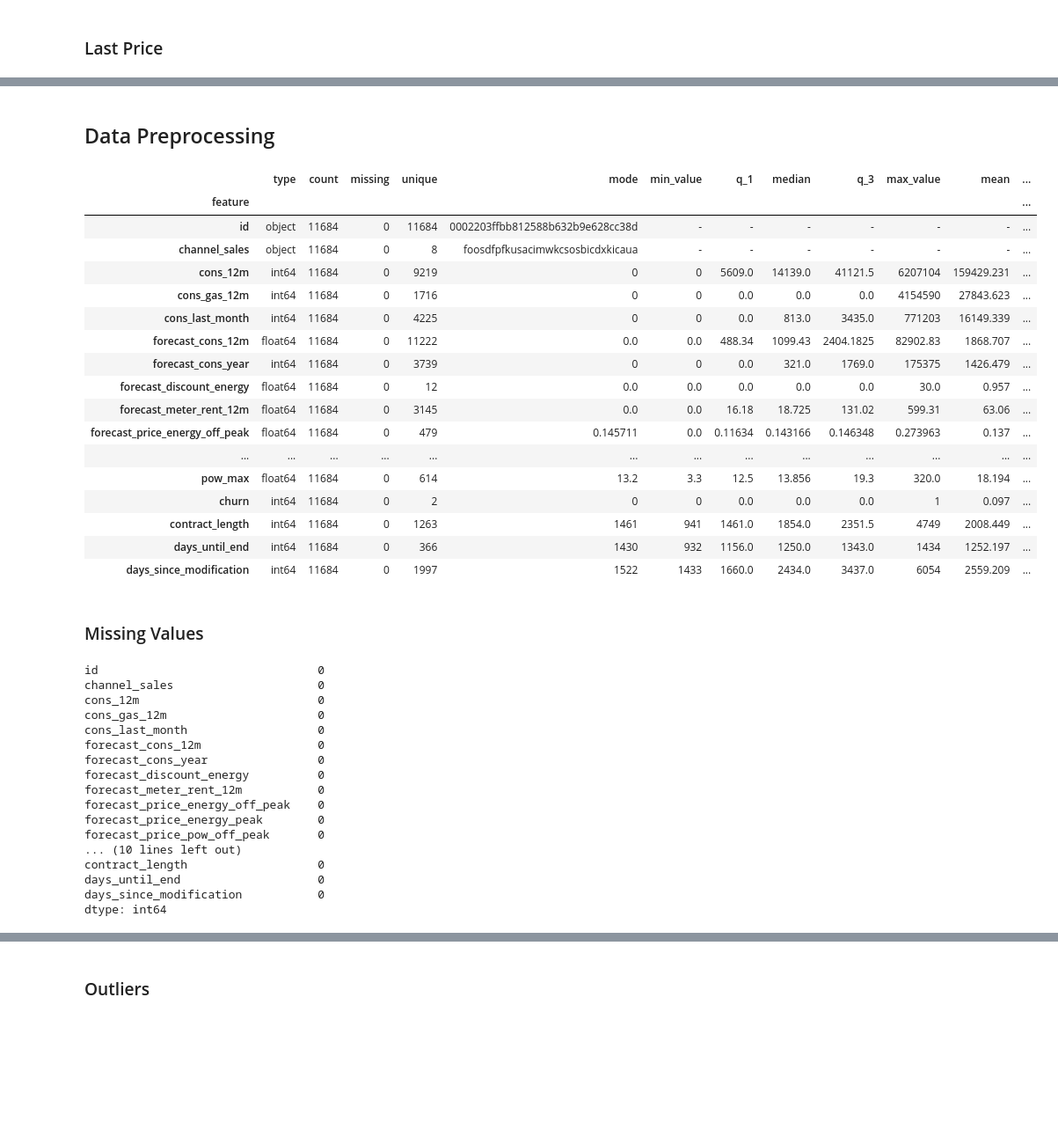
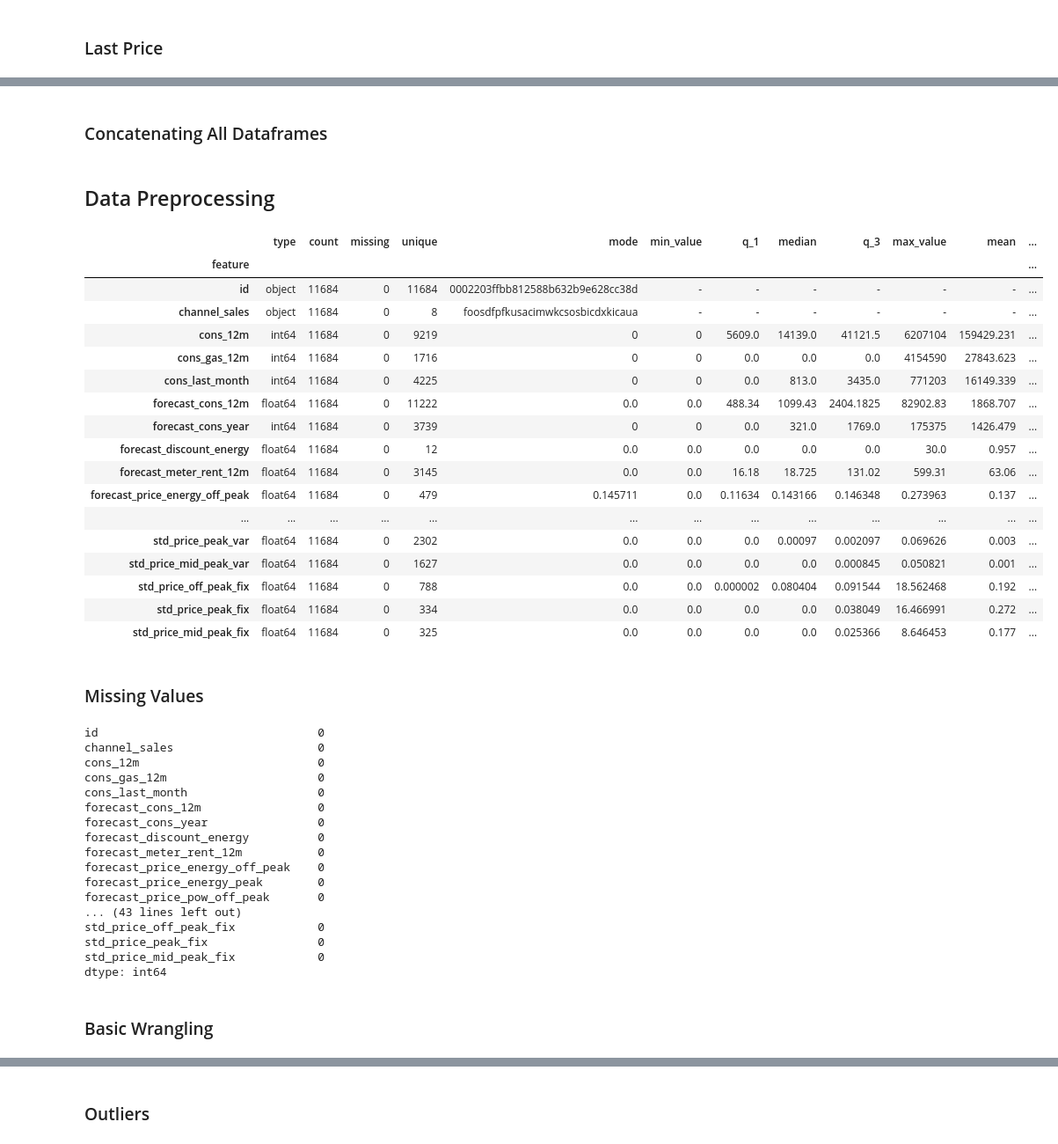
Before and after one commit to RodolfoPCruz/powerco-churn, a Jupyter notebook: Notebooks/Feature_Engineering.ipynb, the cells around one changed output, grey strips where cells are left out. Shown at 88% size. Saved outputs shown, nothing was run; the diff lists cells and outputs as text; code cells hidden in the pictures; blank space fills up the shorter version.

```diff
--- a/Notebooks/Feature_Engineering.ipynb
+++ b/Notebooks/Feature_Engineering.ipynb
@@ -245,32 +283,58 @@ difference_last_first_prices_train  = calculate_difference_last_first_prices(tes
+# %%
+std_price_train = price_data_train.groupby('id')[numeric_columns_price].std()
+std_price_test  = price_data_test.groupby('id')[numeric_columns_price].std()
+
+
+std_price_train = std_price_train.reset_index()
+std_price_test  = std_price_test.reset_index()
+
+std_price_train.columns = ['id'] + [f'std_{col}' for col in std_price_train.columns[1:]]
+std_price_test.columns = ['id'] + [f'std_{col}' for col in std_price_test.columns[1:]]
+# %% [markdown]
+### Concatenating All Dataframes
+# %%
+df_list_train = [client_data_train, mean_price_train, last_price_train, difference_last_first_prices_train, slope_prices_train, std_price_train]
+df_list_test  = [client_data_test, mean_price_test, last_price_test, difference_last_first_prices_test, slopes_prices_test, std_price_test]
+# %%
+client_price_train = reduce(lambda left, right: pd.merge(left, right, on='id', how='inner'), df_list_train)
+client_price_test  = reduce(lambda left, right: pd.merge(left, right, on='id', how='inner'), df_list_test)
+# %%
+y_train = client_data_train['churn']
+x_train = client_price_train.drop(columns = ['churn'])
+
+y_test = client_data_test['churn']
+x_test = client_price_test.drop(columns = ['churn'])
+
+del(client_data_train, client_data_test, client_price_train, client_price_test)
 # %% [markdown]
 ## Data Preprocessing
 # %%
-uni_stats_client_data = univariate_statistics(train_client_data)
+uni_stats_client_data = univariate_statistics(x_train)
 uni_stats_client_data
 # %% [output]
 |  | type | count | missing | unique | mode | min_value | q_1 | median | q_3 | max_value | mean | ... |
 | feature |  |  |  |  |  |  |  |  |  |  |  | ... |
 | id | object | 11684 | 0 | 11684 | 0002203ffbb812588b632b9e628cc38d | - | - | - | - | - | - | ... |
 | channel_sales | object | 11684 | 0 | 8 | foosdfpfkusacimwkcsosbicdxkicaua | - | - | - | - | - | - | ... |
 | cons_12m | int64 | 11684 | 0 | 9219 | 0 | 0 | 5609.0 | 14139.0 | 41121.5 | 6207104 | 159429.231 | ... |
 | cons_gas_12m | int64 | 11684 | 0 | 1716 | 0 | 0 | 0.0 | 0.0 | 0.0 | 4154590 | 27843.623 | ... |
 | cons_last_month | int64 | 11684 | 0 | 4225 | 0 | 0 | 0.0 | 813.0 | 3435.0 | 771203 | 16149.339 | ... |
 | forecast_cons_12m | float64 | 11684 | 0 | 11222 | 0.0 | 0.0 | 488.34 | 1099.43 | 2404.1825 | 82902.83 | 1868.707 | ... |
 | forecast_cons_year | int64 | 11684 | 0 | 3739 | 0 | 0 | 0.0 | 321.0 | 1769.0 | 175375 | 1426.479 | ... |
 | forecast_discount_energy | float64 | 11684 | 0 | 12 | 0.0 | 0.0 | 0.0 | 0.0 | 0.0 | 30.0 | 0.957 | ... |
 | forecast_meter_rent_12m | float64 | 11684 | 0 | 3145 | 0.0 | 0.0 | 16.18 | 18.725 | 131.02 | 599.31 | 63.06 | ... |
 | forecast_price_energy_off_peak | float64 | 11684 | 0 | 479 | 0.145711 | 0.0 | 0.11634 | 0.143166 | 0.146348 | 0.273963 | 0.137 | ... |
 | ... | ... | ... | ... | ... | ... | ... | ... | ... | ... | ... | ... | ... |
-| pow_max | float64 | 11684 | 0 | 614 | 13.2 | 3.3 | 12.5 | 13.856 | 19.3 | 320.0 | 18.194 | ... |
-| churn | int64 | 11684 | 0 | 2 | 0 | 0 | 0.0 | 0.0 | 0.0 | 1 | 0.097 | ... |
-| contract_length | int64 | 11684 | 0 | 1263 | 1461 | 941 | 1461.0 | 1854.0 | 2351.5 | 4749 | 2008.449 | ... |
-| days_until_end | int64 | 11684 | 0 | 366 | 1430 | 932 | 1156.0 | 1250.0 | 1343.0 | 1434 | 1252.197 | ... |
-| days_since_modification | int64 | 11684 | 0 | 1997 | 1522 | 1433 | 1660.0 | 2434.0 | 3437.0 | 6054 | 2559.209 | ... |
+| std_price_peak_var | float64 | 11684 | 0 | 2302 | 0.0 | 0.0 | 0.0 | 0.00097 | 0.002097 | 0.069626 | 0.003 | ... |
+| std_price_mid_peak_var | float64 | 11684 | 0 | 1627 | 0.0 | 0.0 | 0.0 | 0.0 | 0.000845 | 0.050821 | 0.001 | ... |
+| std_price_off_peak_fix | float64 | 11684 | 0 | 788 | 0.0 | 0.0 | 0.000002 | 0.080404 | 0.091544 | 18.562468 | 0.192 | ... |
+| std_price_peak_fix | float64 | 11684 | 0 | 334 | 0.0 | 0.0 | 0.0 | 0.0 | 0.038049 | 16.466991 | 0.272 | ... |
+| std_price_mid_peak_fix | float64 | 11684 | 0 | 325 | 0.0 | 0.0 | 0.0 | 0.0 | 0.025366 | 8.646453 | 0.177 | ... |
 # %% [markdown]
 ### Missing Values
 # %%
 #Trere are not missing values
-train_client_data.isna().sum()
+x_train.isna().sum()
 # %% [output]
 id                                0
 channel_sales                     0
@@ -284,8 +348,10 @@ forecast_meter_rent_12m           0
 forecast_price_energy_off_peak    0
 forecast_price_energy_peak        0
 forecast_price_pow_off_peak       0
-... (10 lines left out)
-contract_length                   0
-days_until_end                    0
-days_since_modification           0
+... (43 lines left out)
+std_price_off_peak_fix            0
+std_price_peak_fix                0
+std_price_mid_peak_fix            0
 dtype: int64
+# %% [markdown]
+### Basic Wrangling
```
Also changed, not shown: parts of 22 cells of this notebook, 1 other file.
